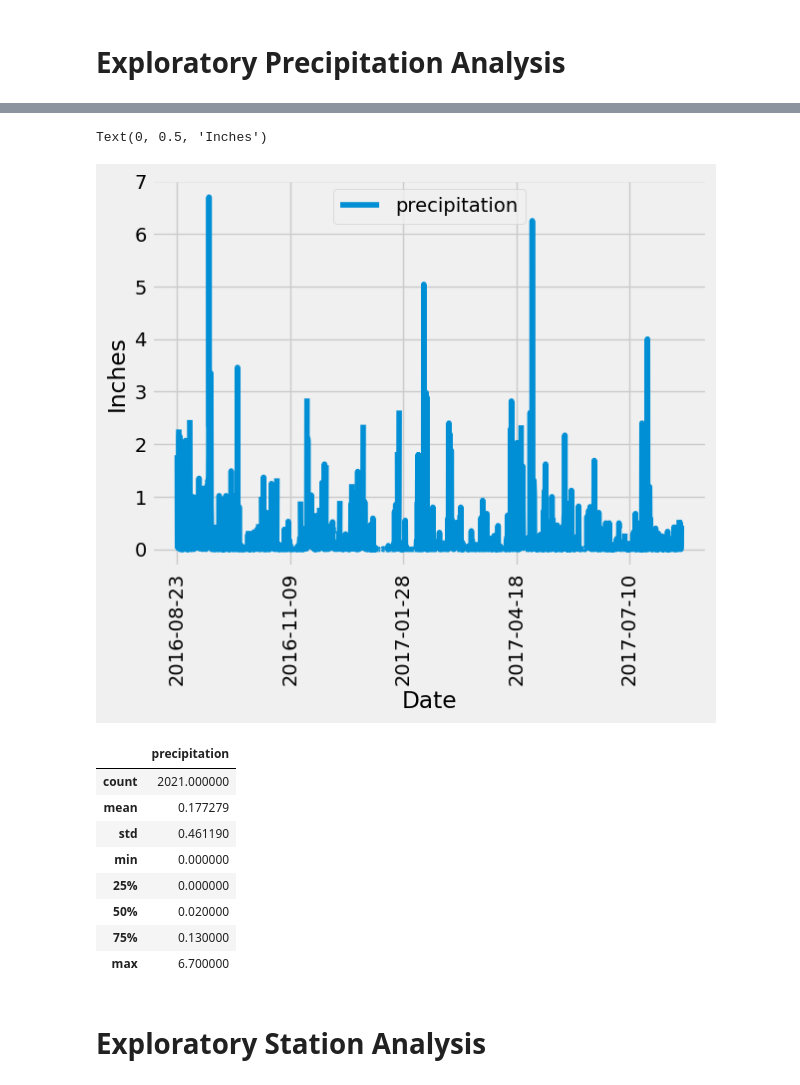
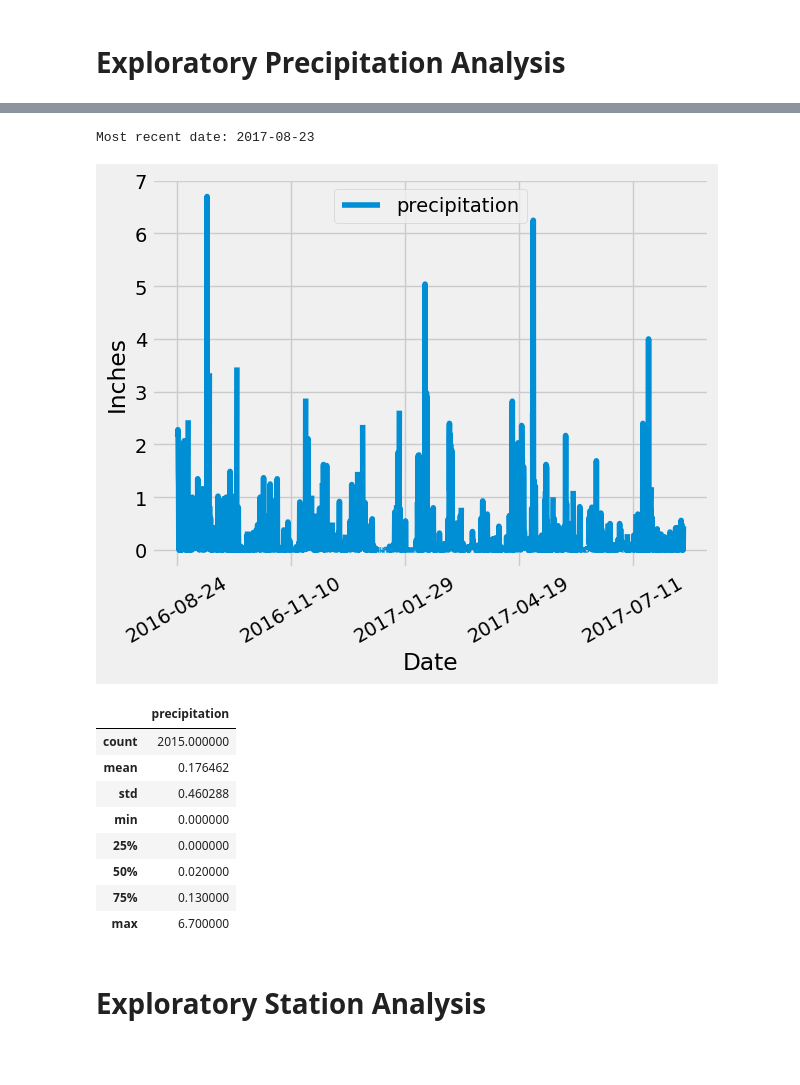
Before and after one commit to jananaum7/sqlalchemy-challenge, a Jupyter notebook: SurfsUp/climate_starter.ipynb, the cells around one changed output, grey strips where cells are left out. Drawn from its saved outputs; the diff is of its cells as text; code cells hidden in the pictures; blank space fills up the shorter version.

```diff
--- a/SurfsUp/climate_starter.ipynb
+++ b/SurfsUp/climate_starter.ipynb
@@ -20,7 +20,9 @@ from sqlalchemy import create_engine, func
 engine = create_engine("sqlite:///Resources/hawaii.sqlite")
 # %%
 # Declare a Base using `automap_base()`
+Base = automap_base()
 
 # Use the Base class to reflect the database tables
+Base.prepare(engine, reflect=True)
 # %%
 # Print all of the classes mapped to the Base
@@ -29,7 +32,10 @@ engine = create_engine("sqlite:///Resources/hawaii.sqlite")
 # %%
 # Assign the measurement class to a variable called `Measurement` and
 # the station class to a variable called `Station`
+Measurement = Base.classes.measurement
+Station = Base.classes.station
 # %%
 # Create a session
+session=Session(bind=engine)
 # %% [markdown]
 # Exploratory Precipitation Analysis
@@ -40,30 +42,44 @@ engine = create_engine("sqlite:///Resources/hawaii.sqlite")
+# %%
+# Find the most recent date in the data set.
+# Query the most recent date in the Measurement table
+most_recent_date_df = session.query(Measurement.date).order_by(Measurement.date.desc()).first()
+most_recent_date = most_recent_date_df[0]  # Extract the date as a string
+print(f"Most recent date: {most_recent_date}")
+# %% [output]
+Most recent date: 2017-08-23
 # %%
-# Design a query to retrieve the last 12 months of precipitation data and plot the results.
-# Starting from the most recent data point in the database.
+import datetime as dt
+import pandas as pd
+import matplotlib.pyplot as plt
 
 # Calculate the date one year from the last date in data set.
-
+prev_year = dt.datetime(2017, 8, 23) - dt.timedelta(days=365)
 
 # Perform a query to retrieve the data and precipitation scores
-
+results = session.query(Measurement.date, Measurement.prcp).filter(Measurement.date >= prev_year).all()
 
 # Save the query results as a Pandas DataFrame. Explicitly set the column names
-
+df = pd.DataFrame(results, columns=['date', 'precipitation'])
 
 # Sort the dataframe by date
-
+df = df.sort_values("date")
 
 # Use Pandas Plotting with Matplotlib to plot the data
+df.plot(x='date', y='precipitation', rot=30)
+plt.xlabel("Date")
+plt.ylabel("Inches")
+plt.show()
 # %% [output]
-Text(0, 0.5, 'Inches')
-[figure, old version]
+[figure, new version]
 # %%
 # Use Pandas to calculate the summary statistics for the precipitation data
+
+df.describe()
 # %% [output]
 |  | precipitation |
-| count | 2021.000000 |
-| mean | 0.177279 |
-| std | 0.461190 |
+| count | 2015.000000 |
+| mean | 0.176462 |
+| std | 0.460288 |
 | min | 0.000000 |
 | 25% | 0.000000 |
 | 50% | 0.020000 |
```
Also changed, not shown: parts of 7 cells of this notebook.
